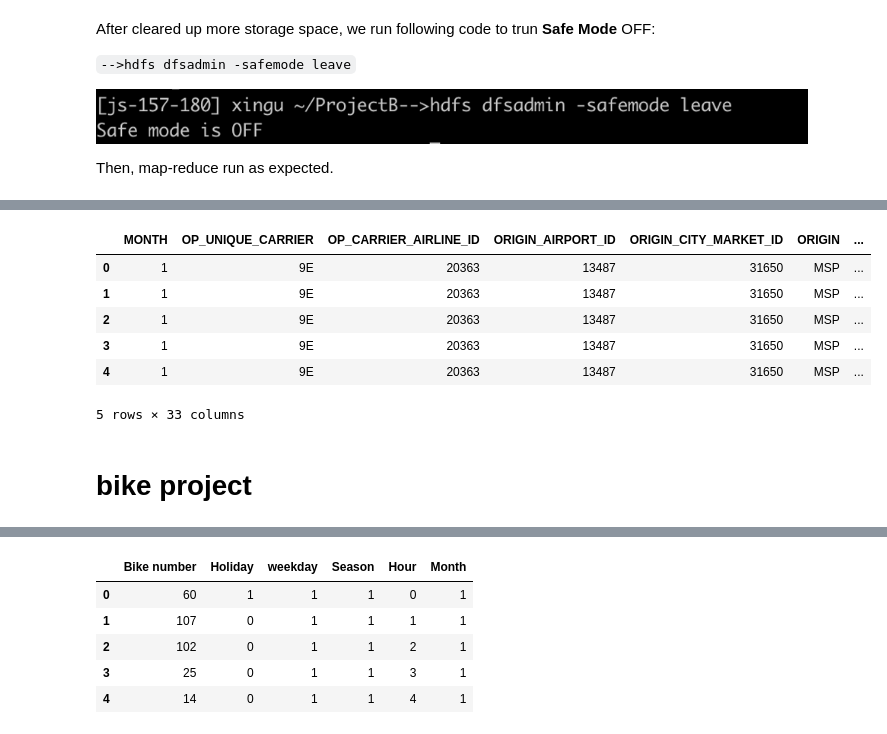
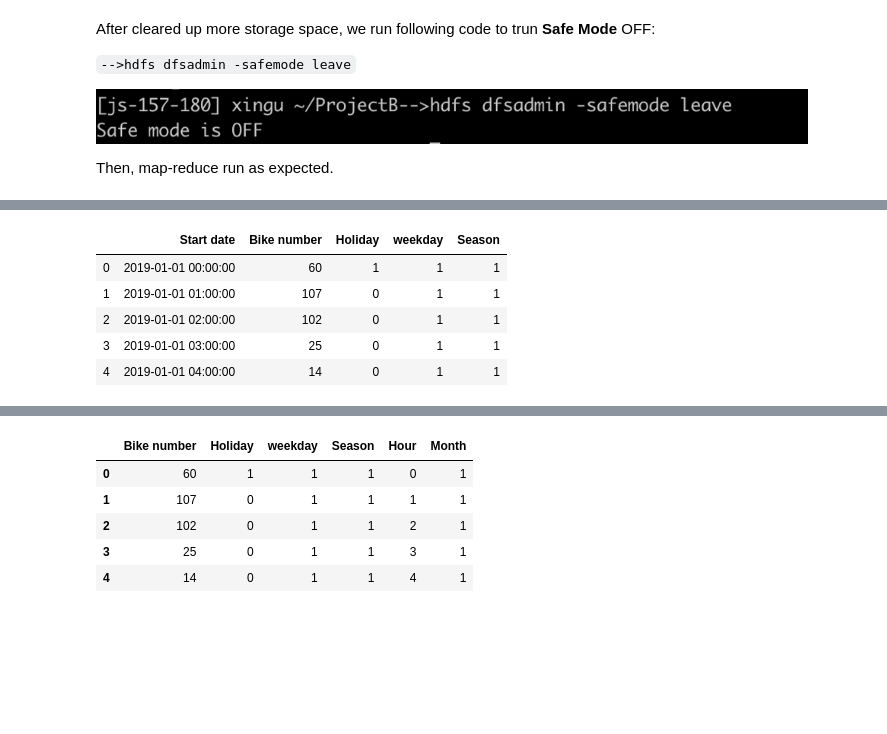
Before and after one commit to xgu1-ds/BigDataProjectB, a Jupyter notebook: projectB.ipynb, the cells around one changed output, grey strips where cells are left out. Cells and saved outputs as stored; diff of their text form; code cells hidden in the pictures; blank space fills up the shorter version.

```diff
--- a/projectB.ipynb
+++ b/projectB.ipynb
@@ -205,0 +205,11 @@ def merge_data(trials_name):
+# %%
+def load_data(in_path, name):
+    df = pd.read_csv(in_path)
+    print(f"{name}: shape is {df.shape}")
+    return df
+# %%
+datasets={}
+ds_names = ("201901", "201902", "201903","201904","201905","201906","201907","201908","201909","201910")
+
+for ds_name in ds_names:
+    datasets[ds_name] = load_data(os.path.join(DATA_DIR, f'{ds_name}-capitalbikeshare-tripdata.csv'), ds_name)
@@ -205,0 +257,9 @@ def merge_data(trials_name):
+# %%
+for data_name in ds_names:
+
+    for name in datasets[data_name].columns:
+        missing_proportion=datasets[data_name][str(name)].isna().sum()/datasets[data_name].shape[0]*100
+        if missing_proportion > 0:
+            print ("\033[1mFeatures with missing values in \033[94m"+str(data_name)+" dataset \033[0m \n")
+            print ("\033[1mFeatures"+ (29-len("Features"))*" "+"Missing proportion"'\033[0m')
+            print (" "+str(name)+":"+ (29-len(str(name)))*" "   +"\033[91m%"+str(np.round(missing_proportion,3)),'\033[0m')
@@ -206,3 +292,26 @@ def merge_data(trials_name):
+# %%
+files=['201901','201902','201903','201904','201905','201906','201907','201908','201909', '201910']
+
+def merge_data(trials_name):
+    merged=pd.DataFrame()
+    for name in trials_name:
+        a1=pd.read_csv(name+'-capitalbikeshare-tripdata.csv', parse_dates=['Start date','End date'])
+        a1=a1.groupby(pd.Grouper(key='Start date',freq='H')).agg({'Bike number':'count'}).reset_index()
+        print(name)
+        print(a1.info())
+        merged=merged.append(a1, ignore_index=True, sort=False)
+
+    dr = pd.date_range(start='2019-01-01', end='2019-10-31')
+    cal = calendar()
+    holidays = cal.holidays(start=dr.min(), end=dr.max())
+    # false is not a holiday, true is a holiday
+    merged['Holiday'] = merged['Start date'].isin(holidays)
+    merged['Holiday'] = (merged['Holiday']*1).astype('category')
+    # Monday to Sunday is 0 to 6
+    merged['weekday'] =merged['Start date'].dt.dayofweek.astype('category')
+    #Winter month(1) is 12, 1,2, Spring(2) is 3,4,5,, summer(3) is 6,7,8, fall(4) is 9,10,11
+    merged['Season']=((merged['Start date'].dt.month%12+3)//3).astype('category')
+    return merged
 # %%
 dataset=merge_data(files)
 # %% [output]
@@ -226,10 +335,9 @@ Index(['MONTH', 'OP_UNIQUE_CARRIER', 'OP_CARRIER_AIRLINE_ID',
 # %%
-dataset.head(5)
+dataset.head()
 # %% [output]
-|  | MONTH | OP_UNIQUE_CARRIER | OP_CARRIER_AIRLINE_ID | ORIGIN_AIRPORT_ID | ORIGIN_CITY_MARKET_ID | ORIGIN | ... |
-| 0 | 1 | 9E | 20363 | 13487 | 31650 | MSP | ... |
-| 1 | 1 | 9E | 20363 | 13487 | 31650 | MSP | ... |
-| 2 | 1 | 9E | 20363 | 13487 | 31650 | MSP | ... |
-| 3 | 1 | 9E | 20363 | 13487 | 31650 | MSP | ... |
-| 4 | 1 | 9E | 20363 | 13487 | 31650 | MSP | ... |
+|  | Start date | Bike number | Holiday | weekday | Season |
+| 0 | 2019-01-01 00:00:00 | 60 | 1 | 1 | 1 |
+| 1 | 2019-01-01 01:00:00 | 107 | 0 | 1 | 1 |
+| 2 | 2019-01-01 02:00:00 | 102 | 0 | 1 | 1 |
+| 3 | 2019-01-01 03:00:00 | 25 | 0 | 1 | 1 |
+| 4 | 2019-01-01 04:00:00 | 14 | 0 | 1 | 1 |
-5 rows × 33 columns
@@ -238,2 +343,0 @@ dataset.to_pickle('dataset.pkl')
-# %% [markdown]
-# bike project
```
Also changed, not shown: parts of 28 cells of this notebook.
